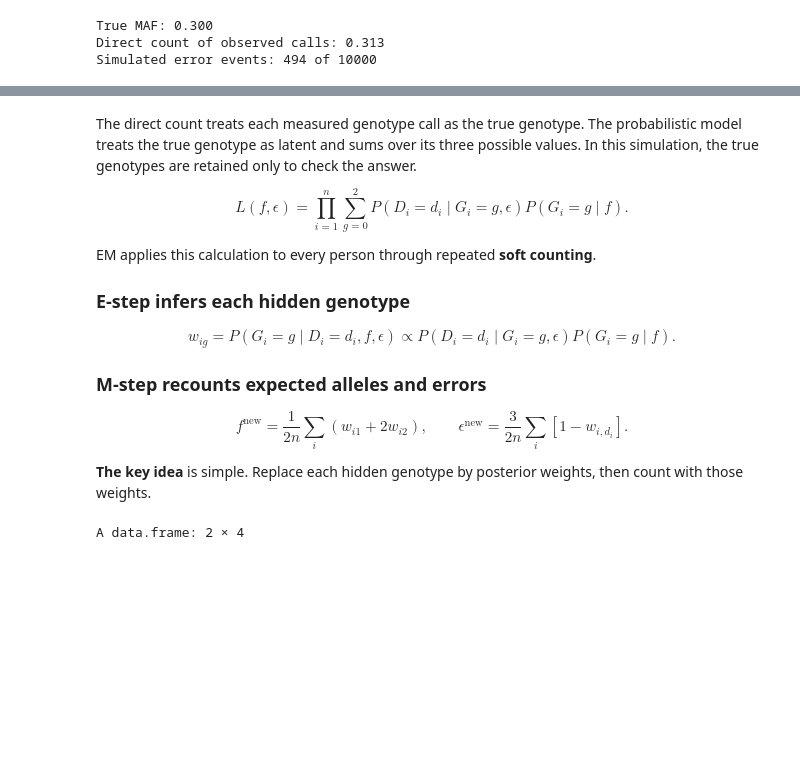
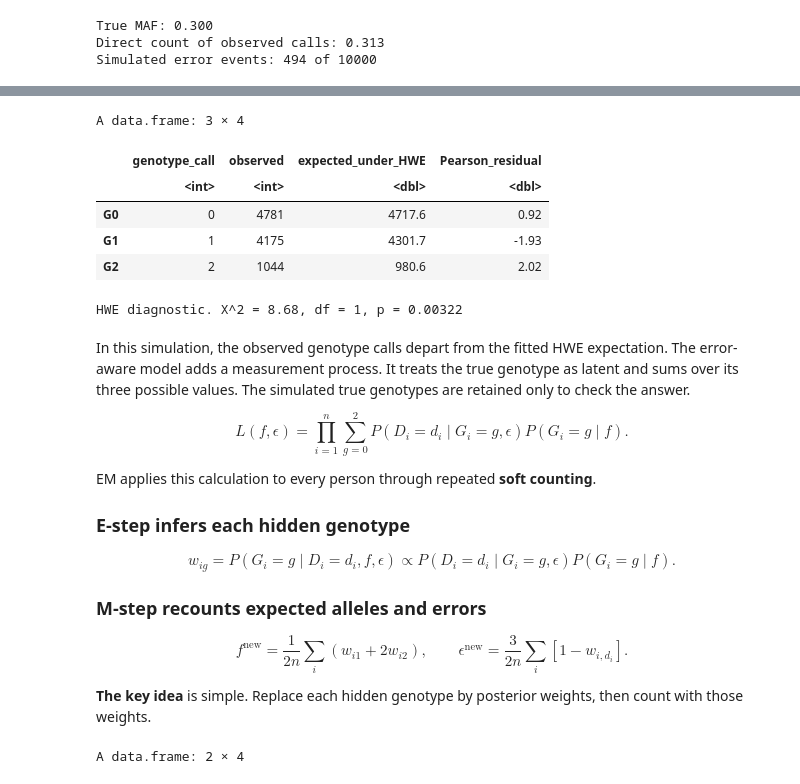
Before and after one commit to StatFunGen/P8149_2026_vignettes, a Jupyter notebook: P8149_Lecture_2_MAF_MLE_EM.ipynb, the cells around one changed output, grey strips where cells are left out. Cells and saved outputs as stored; diff of their text form; code cells hidden in the pictures; blank space fills up the shorter version.

Commit message:
Add HWE diagnostic for genotype error

```diff
--- a/P8149_Lecture_2_MAF_MLE_EM.ipynb
+++ b/P8149_Lecture_2_MAF_MLE_EM.ipynb
@@ -153,5 +171,33 @@ Simulated error events: 494 of 10000
+# %%
+hwe_expected <- n * hwe_prob(f_observed_count)
+hwe_residual <- (as.numeric(observed_counts) - hwe_expected) /
+  sqrt(hwe_expected)
+
+hwe_diagnostic <- data.frame(
+  genotype_call = 0:2,
+  observed = as.integer(observed_counts),
+  expected_under_HWE = round(hwe_expected, 1),
+  Pearson_residual = round(hwe_residual, 2)
+)
+
+hwe_chisq <- sum(hwe_residual^2)
+hwe_p <- pchisq(hwe_chisq, df = 1, lower.tail = FALSE)
+
+hwe_diagnostic
+cat(sprintf(
+  "HWE diagnostic. X^2 = %.2f, df = 1, p = %s\n",
+  hwe_chisq, format.pval(hwe_p, digits = 3)
+))
+# %% [output]
+A data.frame: 3 × 4
+|  | genotype_call | observed | expected_under_HWE | Pearson_residual |
+|  | <int> | <int> | <dbl> | <dbl> |
+| G0 | 0 | 4781 | 4717.6 | 0.92 |
+| G1 | 1 | 4175 | 4301.7 | -1.93 |
+| G2 | 2 | 1044 | 980.6 | 2.02 |
+HWE diagnostic. X^2 = 8.68, df = 1, p = 0.00322
 # %% [markdown]
-The direct count treats each measured genotype call as the true genotype. The probabilistic model treats the true genotype as latent and sums over its three possible values. In this simulation, the true genotypes are retained only to check the answer.
+In this simulation, the observed genotype calls depart from the fitted HWE expectation. The error-aware model adds a measurement process. It treats the true genotype as latent and sums over its three possible values. The simulated true genotypes are retained only to check the answer.
 
 $$
 L(f,\epsilon)=\prod_{i=1}^n\sum_{g=0}^2
```
Also changed, not shown: parts of 5 cells of this notebook.
